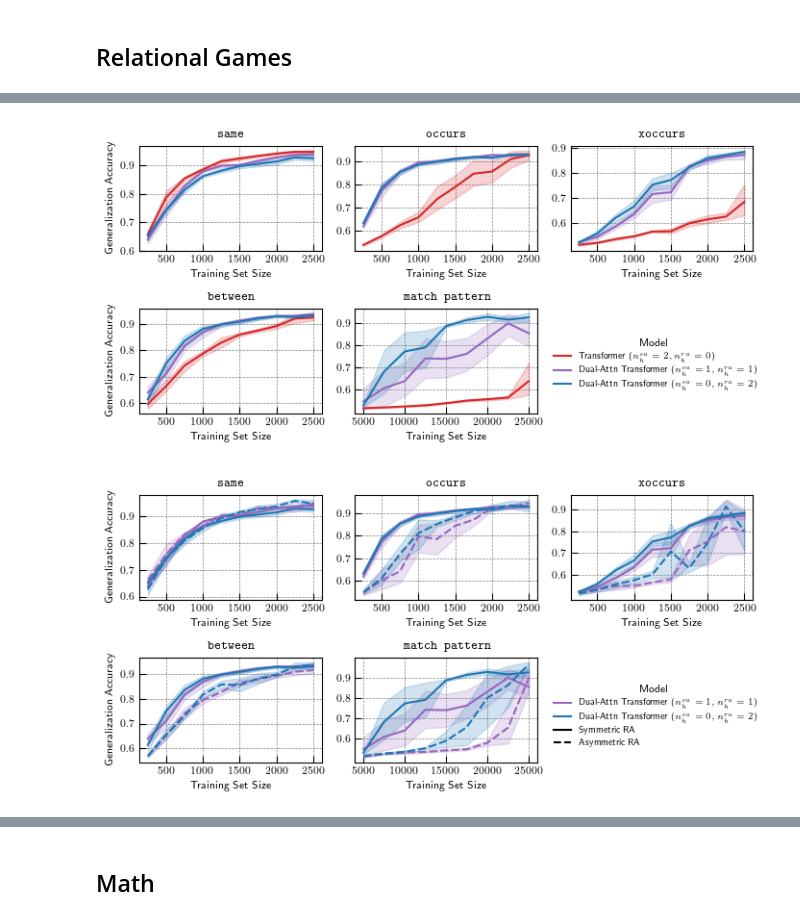
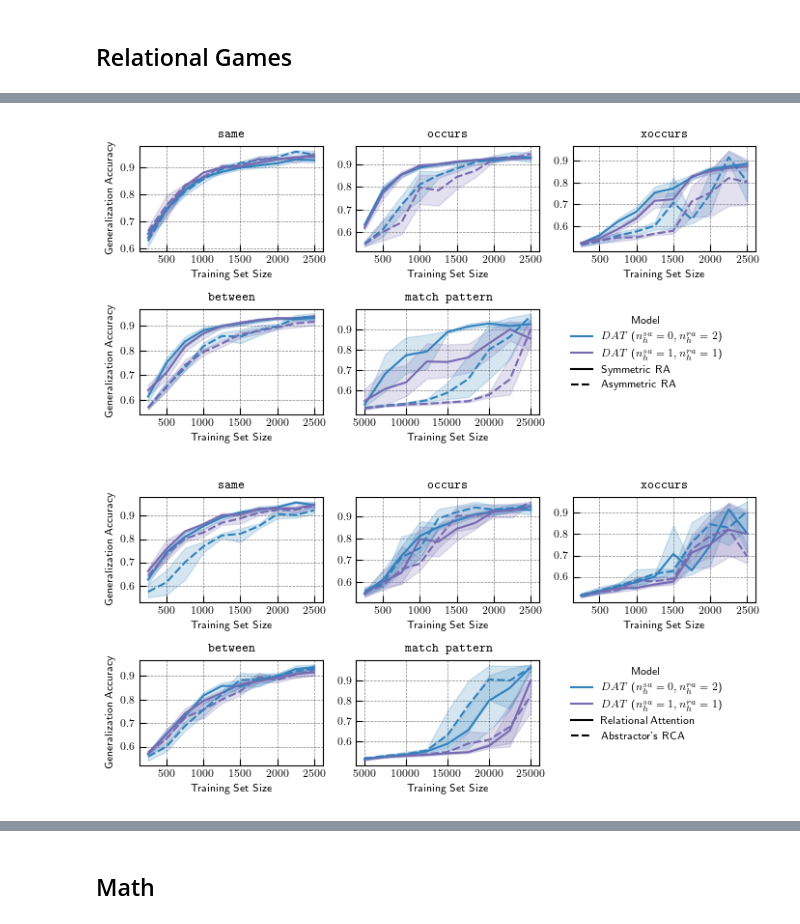
Before and after one commit to Awni00/abstract_transformer, a Jupyter notebook: figure_generation/figure_generation.ipynb, the cells around one changed output, grey strips where cells are left out. Cells and saved outputs as stored; diff of their text form; code cells hidden in the pictures.

Commit message:
updated figure generation code; added new baselines for relgames and math

```diff
--- a/figure_generation/figure_generation.ipynb
+++ b/figure_generation/figure_generation.ipynb
@@ -44,15 +45,17 @@ our_model_name = 'Dual-Attn Transformer'# 'Orthrus' # 'AbstractTransformer' # Or
 # %% [markdown]
 ## Relational Games
 # %%
-relgames_data = pd.read_csv('figure_data/relgames/relgames_data.csv')
+# relgames_data = pd.read_csv('figure_data/relgames/relgames_data.csv')
+relgames_data = pd.read_csv('figure_data_tmp/relgames/relgames_data.csv')
 
 def process_groupname(group_name):
     task, model_name = group_name.split('__')
     return model_name
 
 
-L, total_n_heads = 2, 2
-filter_ = (relgames_data['n_layers'] == L) & ((relgames_data['n_heads_rca'] + relgames_data['n_heads_sa'] == total_n_heads) | (relgames_data['n_heads'] == total_n_heads)) & (relgames_data['train_size'] <= 25_000)
+# L, total_n_heads = 2, 2
+# filter_ = (relgames_data['n_layers'] == L) & ((relgames_data['n_heads_rca'] + relgames_data['n_heads_sa'] == total_n_heads) | (relgames_data['n_heads'] == total_n_heads)) & (relgames_data['train_size'] <= 25_000)
+filter_ = (relgames_data['task'] != '1task_match_patt') | (relgames_data['train_size'] <= 25_000) & (relgames_data['train_size'] > 2500)
 figure_data = relgames_data[filter_]
 
 figure_data['Model'] = figure_data['group'].apply(process_groupname)
@@ -67,4 +80,4 @@ def parse_rel_symmetry(group_name):
     else:
         return None
 
-figure_data['Symmetric RA'] = figure_data['group'].apply(parse_rel_symmetry)
+figure_data.loc[:, 'Symmetric RA'] = figure_data['group'].apply(parse_rel_symmetry)
@@ -70,0 +108,17 @@ figure_data['Symmetric RA'] = figure_data['group'].apply(parse_rel_symmetry)
+# %%
+def get_name(row):
+    if not np.isnan(row.n_heads):
+        name = f'{transformer_name} ($n_h^{{sa}}={int(row.n_heads)}, n_h^{{ra}}=0$)'
+    else:
+        if row.rca_type == 'standard':
+            name = "Abstractor's RCA"
+        elif row.rca_type == 'disentangled_v2':
+            name = our_model_name
+
+        if not row['Symmetric RA']:
+            name += ' [Asymmetric]'
+
+        name += f' ($n_h^{{sa}}={int(row.n_heads_sa)}, n_h^{{ra}}={int(row.n_heads_rca)}$)'
+
+    name += f' [{int(row.num_params//1000)}K]'
+    return name
@@ -113,30 +287,36 @@ color_map_ = {
 # %%
 fig = plt.figure(figsize=(7,3.5))
 
 axes = []
 for i, task in enumerate(tasks):
     # task filter
     task_filter = figure_data.Task == task
     ax_data = figure_data.copy()[task_filter]
     # config filter
-    ax_data = ax_data[ax_data['Symmetric RA']!=False]
+    ax_data = ax_data[ax_data['rca_type']=='disentangled_v2']
+    ax_data = ax_data[~ax_data['Symmetric RA'].isna()]
 
     ax = fig.add_subplot(2, 3, i+1)
-    sns.lineplot(ax_data, ax=ax, x='Training Set Size', y='Generalization Accuracy', hue='Model', legend=False,  palette=color_map_,
+    sns.lineplot(ax_data, ax=ax, x='Training Set Size', y='Generalization Accuracy', hue='Model', style='Symmetric RA', style_order=[True, False], legend=False,  palette=color_map_,
         # estimator='mean', errorbar=('se', 1.96))
         estimator='mean', errorbar=('ci', 95))
+    ax.set_title(task)
     ax.set_yticks([0.6, 0.7, 0.8, 0.9])
-    ax.set_title(task)
     if (i%3) != 0:
         ax.set_ylabel('')
     axes.append(ax)
 
-# fig.legend(handles=ax.get_lines(), labels=models,  loc=(0.65, 0.175), fontsize='medium', title='Model')
-fig.legend(handles=ax.get_lines(), labels=models, loc=(0.675, 0.175), fontsize='small', title='Model', frameon=False)
+# fig.legend(handles=ax.get_lines(), labels=models,  loc=(0.65, 0.15), fontsize='medium', title='Model')
+# create custom legend
+from matplotlib.lines import Line2D
+legend_elements = [*ax.get_lines()[:2], Line2D([0], [0], color='black', linestyle='-', label='Symmetric RA'), Line2D([0], [0], color='black', linestyle='--', label='Asymmetric RA')]
+legend_labels = ['$DAT$ ($n_h^{sa}=0, n_h^{ra}=2$)', '$DAT$ ($n_h^{sa}=1, n_h^{ra}=1$)', 'Symmetric RA', 'Asymmetric RA']
+
+fig.legend(handles=legend_elements, labels=legend_labels,  loc=(0.7, 0.175), fontsize='medium', title='Model', frameon=False)
 fig.set_tight_layout(True)
-# fig.savefig(f'{save_dir}/relgames/relgames_learning_curves.pdf')
+# fig.savefig(f'{save_dir}/relgames/relgames_learning_curves_symmetry_ablation.pdf')
 # %% [output]
-[figure, old version]
+[figure, new version]
 # %%
 fig = plt.figure(figsize=(7,3.5))
 
@@ -146,11 +326,10 @@ for i, task in enumerate(tasks):
     task_filter = figure_data.Task == task
     ax_data = figure_data.copy()[task_filter]
     # config filter
-    ax_data = ax_data[ax_data['rca_type']=='disentangled_v2']
-    ax_data = ax_data[~ax_data['Symmetric RA'].isna()]
+    ax_data = ax_data[ax_data['Symmetric RA']==False]
 
     ax = fig.add_subplot(2, 3, i+1)
-    sns.lineplot(ax_data, ax=ax, x='Training Set Size', y='Generalization Accuracy', hue='Model', style='Symmetric RA', style_order=[True, False], legend=False,  palette=color_map_,
+    sns.lineplot(ax_data, ax=ax, x='Training Set Size', y='Generalization Accuracy', hue='Model', style='rca_type', style_order=['disentangled_v2', 'standard'], legend=False,  palette=color_map_,
         # estimator='mean', errorbar=('se', 1.96))
         estimator='mean', errorbar=('ci', 95))
     ax.set_title(task)
@@ -163,11 +342,11 @@ for i, task in enumerate(tasks):
 # create custom legend
 from matplotlib.lines import Line2D
 legend_elements = [*ax.get_lines()[:2], Line2D([0], [0], color='black', linestyle='-', label='Symmetric RA'), Line2D([0], [0], color='black', linestyle='--', label='Asymmetric RA')]
-legend_labels = [*models[1:3], 'Symmetric RA', 'Asymmetric RA']
+# legend_labels = ['$n_h^{{sa}}=1, n_h^{{ra}}=1$', '$n_h^{{sa}}=0, n_h^{{ra}}=2$', 'Disentangled Relational Attention', "Abstractor's RCA"]
+legend_labels = [f'{our_model_name} ($n_h^{{sa}}=0, n_h^{{ra}}=2$)', f'{our_model_name} ($n_h^{{sa}}=1, n_h^{{ra}}=1$)', 'Relational Attention', "Abstractor's RCA"]
 
-# fig.legend(handles=legend_elements, labels=legend_labels,  loc=(0.720, 0.15), fontsize='small', title='Model')
-fig.legend(handles=legend_elements, labels=legend_labels,  loc=(0.675, 0.15), fontsize='small', title='Model', frameon=False)
+fig.legend(handles=legend_elements, labels=legend_labels,  loc=(0.7, 0.175), fontsize='medium', title='Model', frameon=False)
 fig.set_tight_layout(True)
-# fig.savefig(f'{save_dir}/relgames/relgames_learning_curves_symmetry_ablation.pdf')
+# fig.savefig(f'{save_dir}/relgames/relgames_learning_curves_rcatype_ablation.pdf')
 # %% [output]
-[figure, old version]
+[figure, new version]
```
Also changed, not shown: parts of 18 cells of this notebook.
